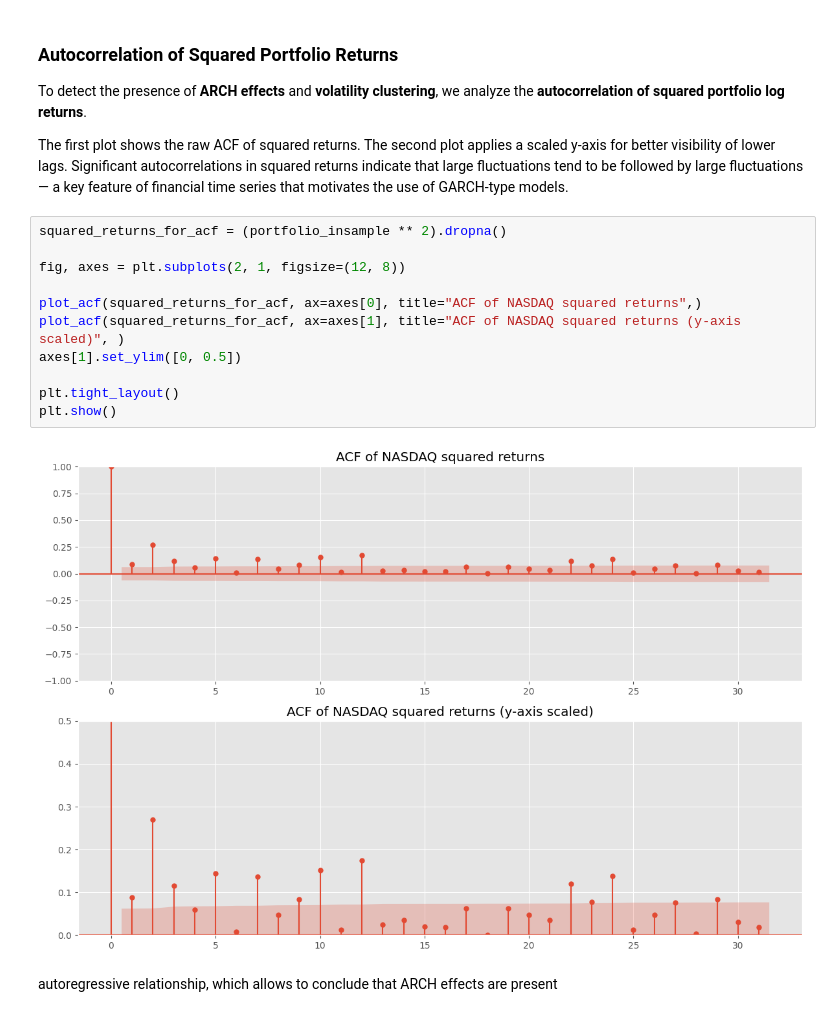
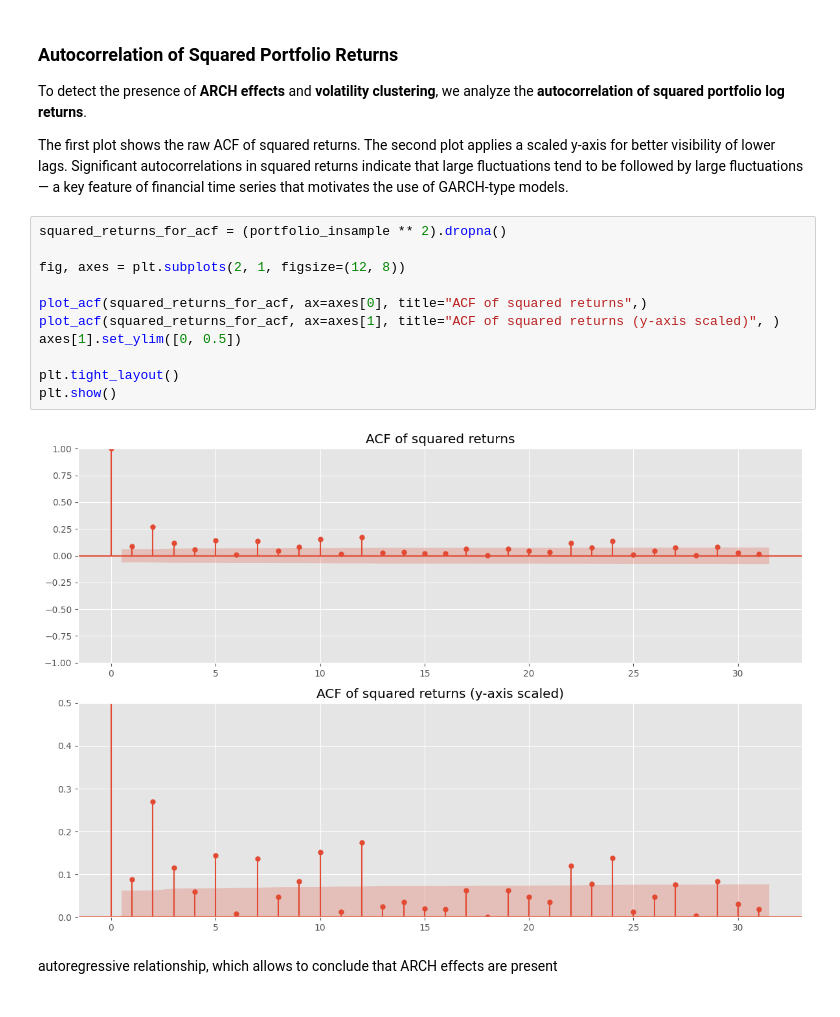
Before and after one commit to antek0308/TS_GARCH, a Jupyter notebook: Data/GARCH.ipynb, the cells around one changed output. Saved outputs shown, nothing was run; the diff lists cells and outputs as text.

```diff
--- a/Data/GARCH.ipynb
+++ b/Data/GARCH.ipynb
@@ -159,16 +155,16 @@ The first plot shows the raw ACF of squared returns. The second plot applies a s
 # %%
 squared_returns_for_acf = (portfolio_insample ** 2).dropna()
 
 fig, axes = plt.subplots(2, 1, figsize=(12, 8))
 
-plot_acf(squared_returns_for_acf, ax=axes[0], title="ACF of NASDAQ squared returns",)
-plot_acf(squared_returns_for_acf, ax=axes[1], title="ACF of NASDAQ squared returns (y-axis scaled)", )
+plot_acf(squared_returns_for_acf, ax=axes[0], title="ACF of squared returns",)
+plot_acf(squared_returns_for_acf, ax=axes[1], title="ACF of squared returns (y-axis scaled)", )
 axes[1].set_ylim([0, 0.5])
 
 plt.tight_layout()
 plt.show()
 # %% [output]
-[figure, old version]
+[figure, new version]
 # %% [markdown]
 autoregressive relationship, which allows to conclude that ARCH effects are present
 # %% [markdown]
```
Also changed, not shown: parts of 7 cells of this notebook.
